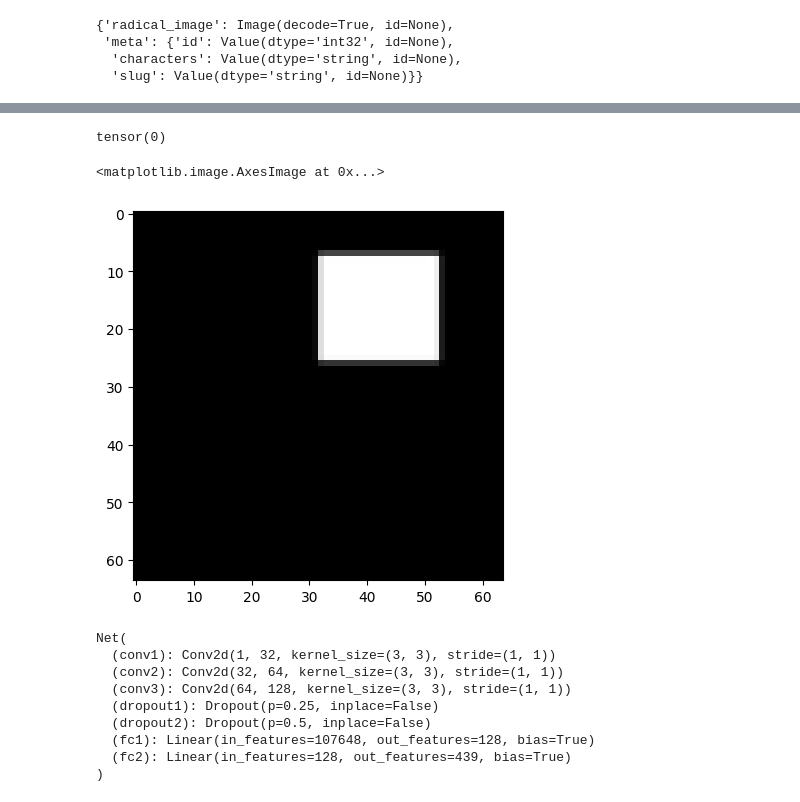
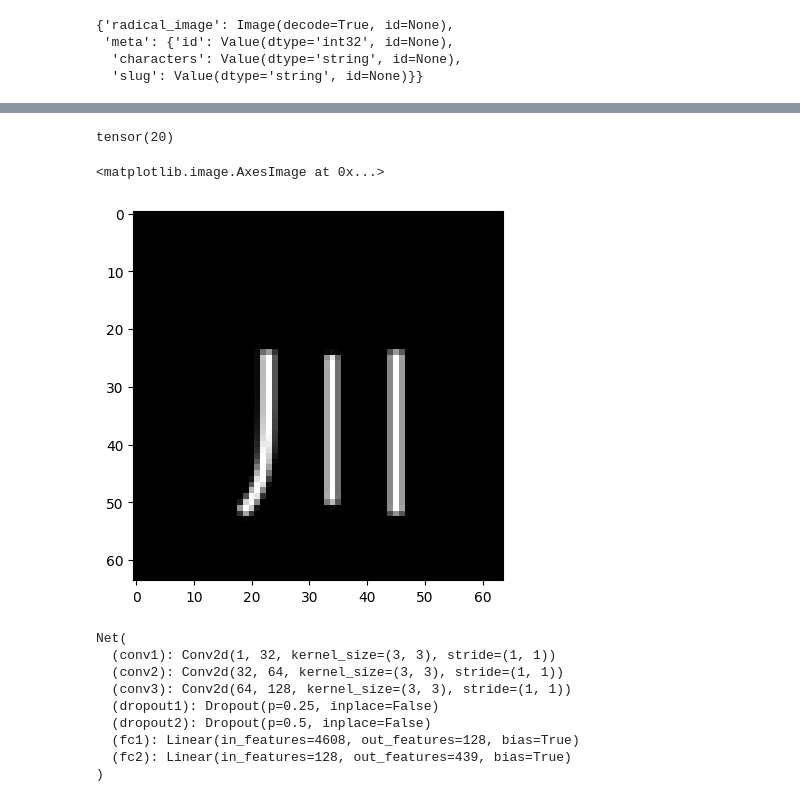
Before and after one commit to martingrzzler/robanohashi-backend, a Jupyter notebook: cmd/export/kanjis2radicals/pretrain.ipynb, the cells around one changed output, grey strips where cells are left out. Saved outputs shown, nothing was run; the diff lists cells and outputs as text; code cells hidden in the pictures.

```diff
--- a/cmd/export/kanjis2radicals/pretrain.ipynb
+++ b/cmd/export/kanjis2radicals/pretrain.ipynb
@@ -107,12 +115,12 @@ second_half_ds = normalized_ds['train'].select(range(len(normalized_ds['train'])
 # %%
 import matplotlib.pyplot as plt
 # %%
-print(first_half_ds[0]['label'])
-plt.imshow(first_half_ds[0]['radical_image'].squeeze(0), cmap='gray')
+print(first_half_ds[1000]['label'])
+plt.imshow(first_half_ds[1000]['radical_image'].squeeze(0), cmap='gray')
 # %% [output]
-tensor(0)
+tensor(20)
 <matplotlib.image.AxesImage at 0x...>
-[figure, old version]
+[figure, new version]
 # %%
 splits = normalized_ds['train'].train_test_split(test_size=0.1, shuffle=True)
 # %%
@@ -130,6 +138,6 @@ optimizer = optim.Adam(model.parameters(), lr=.00001)
 # optimizer = torch.optim.SGD(model.parameters(), lr=0.01, momentum=0.9)
 # %%
-num_epochs = 15
+num_epochs = 3
 device = torch.device("cuda" if torch.cuda.is_available() else "cpu")
 model.to(device)
 # %% [output]
@@ -139,7 +147,7 @@ Net(
   (conv3): Conv2d(64, 128, kernel_size=(3, 3), stride=(1, 1))
   (dropout1): Dropout(p=0.25, inplace=False)
   (dropout2): Dropout(p=0.5, inplace=False)
-  (fc1): Linear(in_features=107648, out_features=128, bias=True)
+  (fc1): Linear(in_features=4608, out_features=128, bias=True)
   (fc2): Linear(in_features=128, out_features=439, bias=True)
 )
 # %%
```
Also changed, not shown: parts of 12 cells of this notebook, 1 other file.
